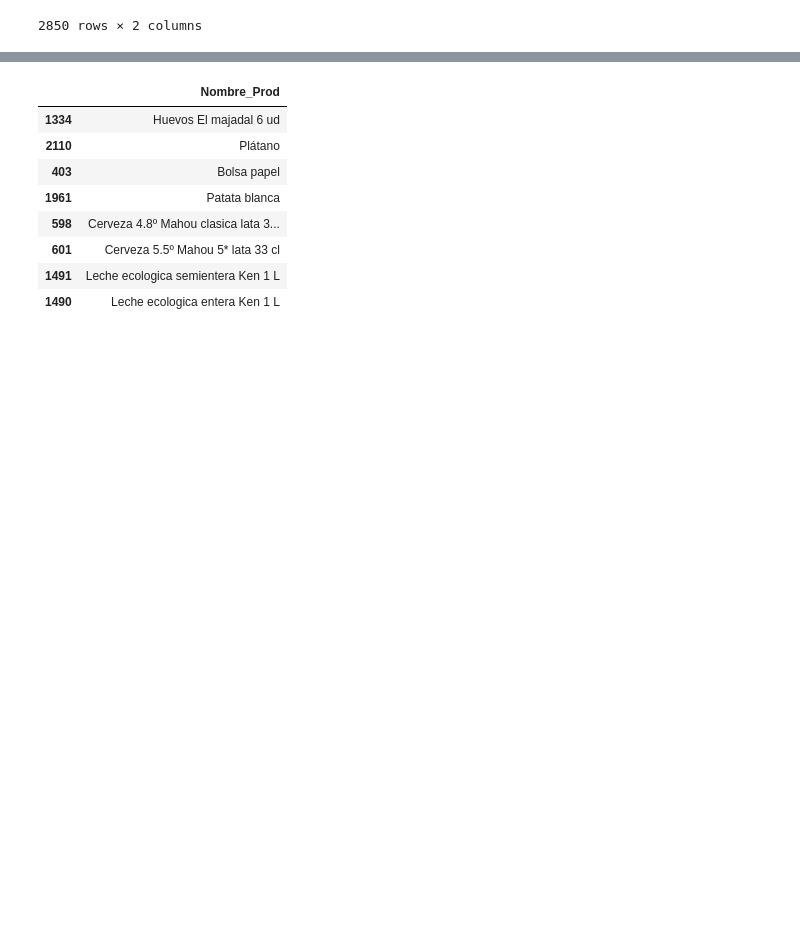
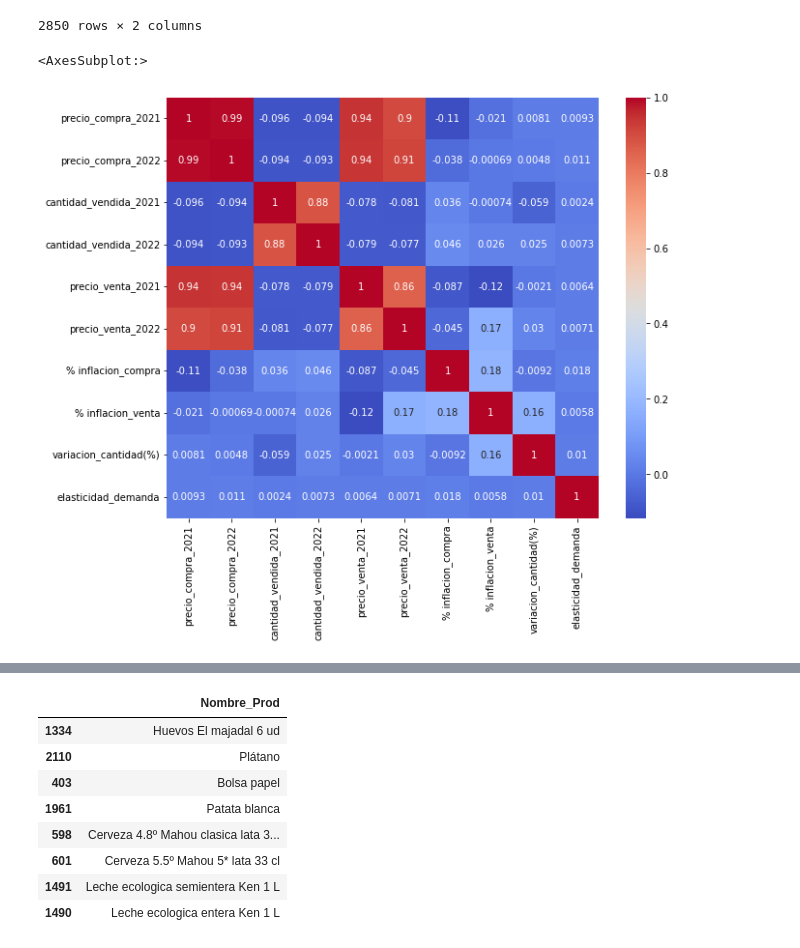
Before and after one commit to Factoria-F5-AI-Bootcamp-1-Edicion/Proyecto_Osa, a Jupyter notebook: EDA_ la_Osa.ipynb, the cells around one changed output, grey strips where cells are left out. Drawn from its saved outputs; the diff is of its cells as text; code cells hidden in the pictures; blank space fills up the shorter version.

```diff
--- a/EDA_ la_Osa.ipynb
+++ b/EDA_ la_Osa.ipynb
@@ -402,6 +402,15 @@ sensibilidad_demanda
 | 2848 | vinagre balsamico Ecovinal 500 ml | 10.478323 |
 | 2849 | Ácido cítrico Ecodoo 350 gr | -0.000000 |
 2850 rows × 2 columns
+# %%
+numeric_cols = Osa_inflation.select_dtypes(include=['float64', 'int64'])
+corr_matrix = numeric_cols.corr()
+#corr_matrix = np.corrcoef(Osa_inflation.values.T)
+plt.figure(figsize=(10, 8))
+sns.heatmap(corr_matrix, annot=True, cmap='coolwarm')
+# %% [output]
+<AxesSubplot:>
+[figure, added]
 # %%
 # se seleccionan las 600 referencias más vendidas en 2021
 top_2021 = Osa_inflation.nlargest(600, 'cantidad_vendida_2021')
```
Also changed, not shown: parts of 21 cells of this notebook, 1 other file.
